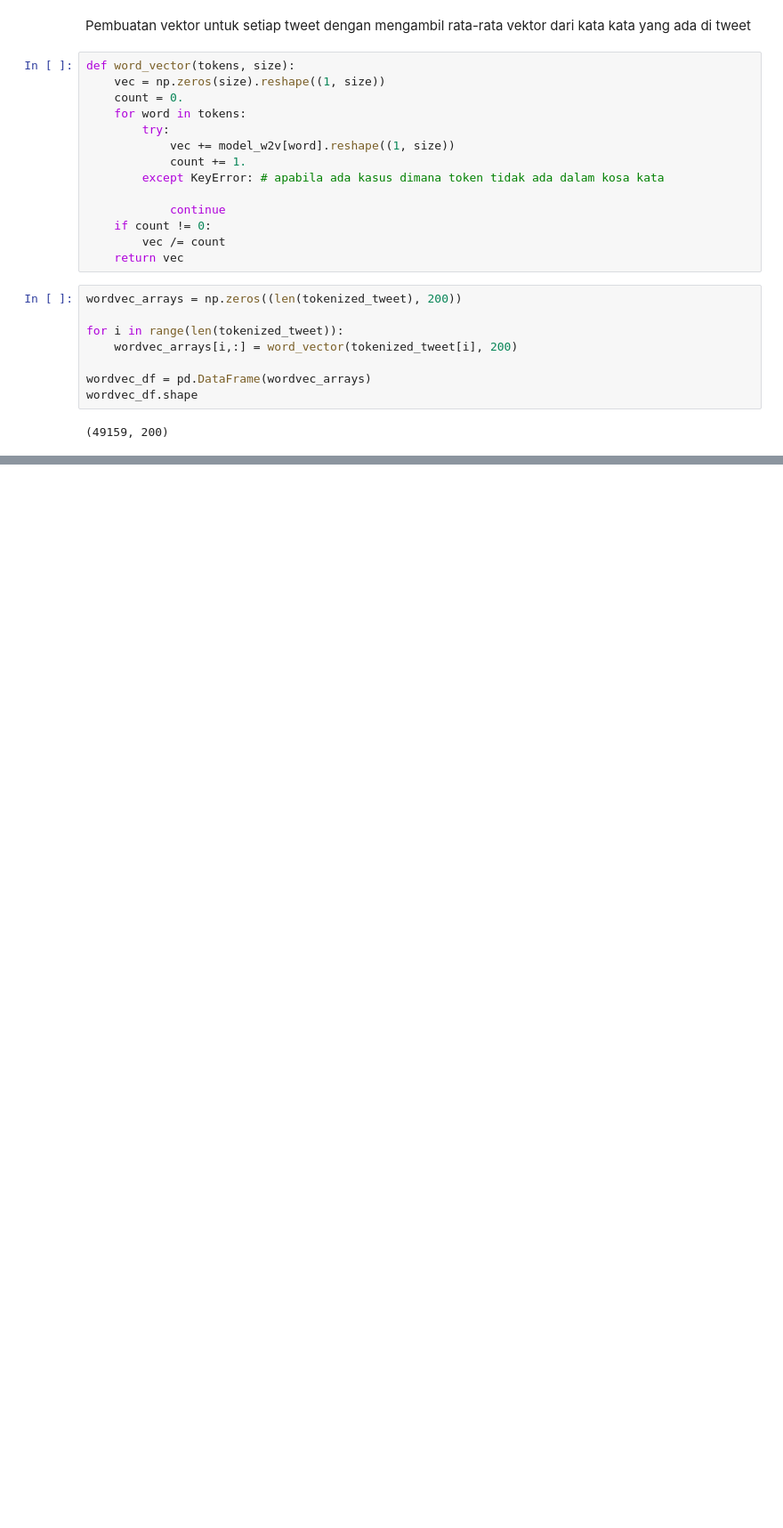
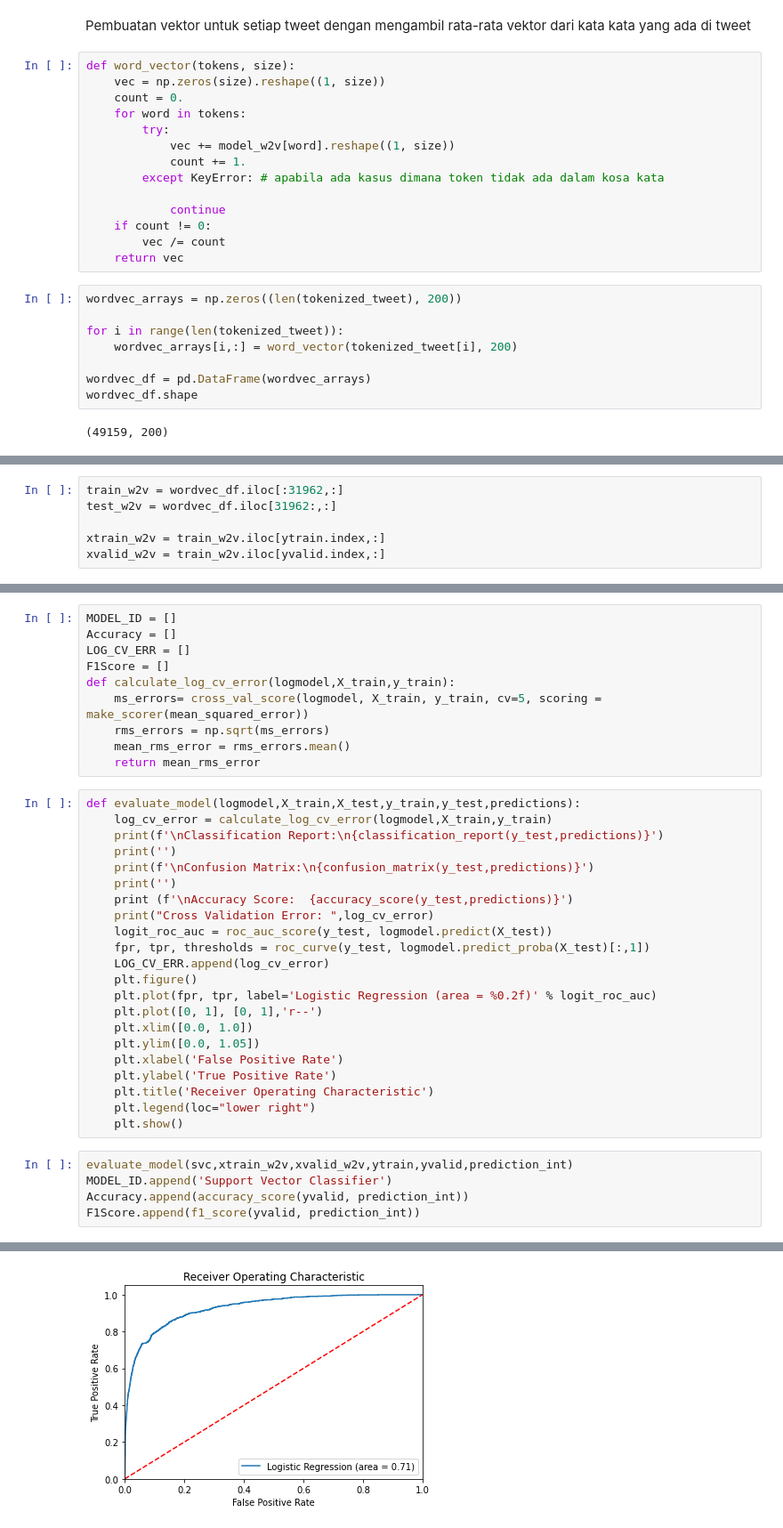
Before and after one commit to debbydbrh/Sentiment-Analysis-Twitter-Using-Support-Vector-Machine, a Jupyter notebook: Sentiment Analysis using Support Vector Machine.ipynb, the cells around one changed output, grey strips where cells are left out. Shown: that part at 89% size. Cells and saved outputs as stored; diff of their text form; blank space fills up the shorter version.

Commit message:
Classification

```diff
--- a/Sentiment Analysis using Support Vector Machine.ipynb
+++ b/Sentiment Analysis using Support Vector Machine.ipynb
@@ -339,0 +406,6 @@ wordvec_df.shape
+# %%
+train_w2v = wordvec_df.iloc[:31962,:]
+test_w2v = wordvec_df.iloc[31962:,:]
+
+xtrain_w2v = train_w2v.iloc[ytrain.index,:]
+xvalid_w2v = train_w2v.iloc[yvalid.index,:]
@@ -339,0 +428,38 @@ wordvec_df.shape
+# %%
+MODEL_ID = []
+Accuracy = []
+LOG_CV_ERR = []
+F1Score = []
+def calculate_log_cv_error(logmodel,X_train,y_train):
+    ms_errors= cross_val_score(logmodel, X_train, y_train, cv=5, scoring = make_scorer(mean_squared_error))
+    rms_errors = np.sqrt(ms_errors)
+    mean_rms_error = rms_errors.mean()
+    return mean_rms_error
+# %%
+def evaluate_model(logmodel,X_train,X_test,y_train,y_test,predictions):
+    log_cv_error = calculate_log_cv_error(logmodel,X_train,y_train)
+    print(f'\nClassification Report:\n{classification_report(y_test,predictions)}')
+    print('')
+    print(f'\nConfusion Matrix:\n{confusion_matrix(y_test,predictions)}')
+    print('')
+    print (f'\nAccuracy Score:  {accuracy_score(y_test,predictions)}')
+    print("Cross Validation Error: ",log_cv_error)
+    logit_roc_auc = roc_auc_score(y_test, logmodel.predict(X_test))
+    fpr, tpr, thresholds = roc_curve(y_test, logmodel.predict_proba(X_test)[:,1])
+    LOG_CV_ERR.append(log_cv_error)
+    plt.figure()
+    plt.plot(fpr, tpr, label='Logistic Regression (area = %0.2f)' % logit_roc_auc)
+    plt.plot([0, 1], [0, 1],'r--')
+    plt.xlim([0.0, 1.0])
+    plt.ylim([0.0, 1.05])
+    plt.xlabel('False Positive Rate')
+    plt.ylabel('True Positive Rate')
+    plt.title('Receiver Operating Characteristic')
+    plt.legend(loc="lower right")
+    plt.show()
+# %%
+evaluate_model(svc,xtrain_w2v,xvalid_w2v,ytrain,yvalid,prediction_int)
+MODEL_ID.append('Support Vector Classifier')
+Accuracy.append(accuracy_score(yvalid, prediction_int))
+F1Score.append(f1_score(yvalid, prediction_int))
+# %% [output]
@@ -339,0 +483 @@ wordvec_df.shape
+[figure, added]
```
Also changed, not shown: parts of 21 cells of this notebook.
